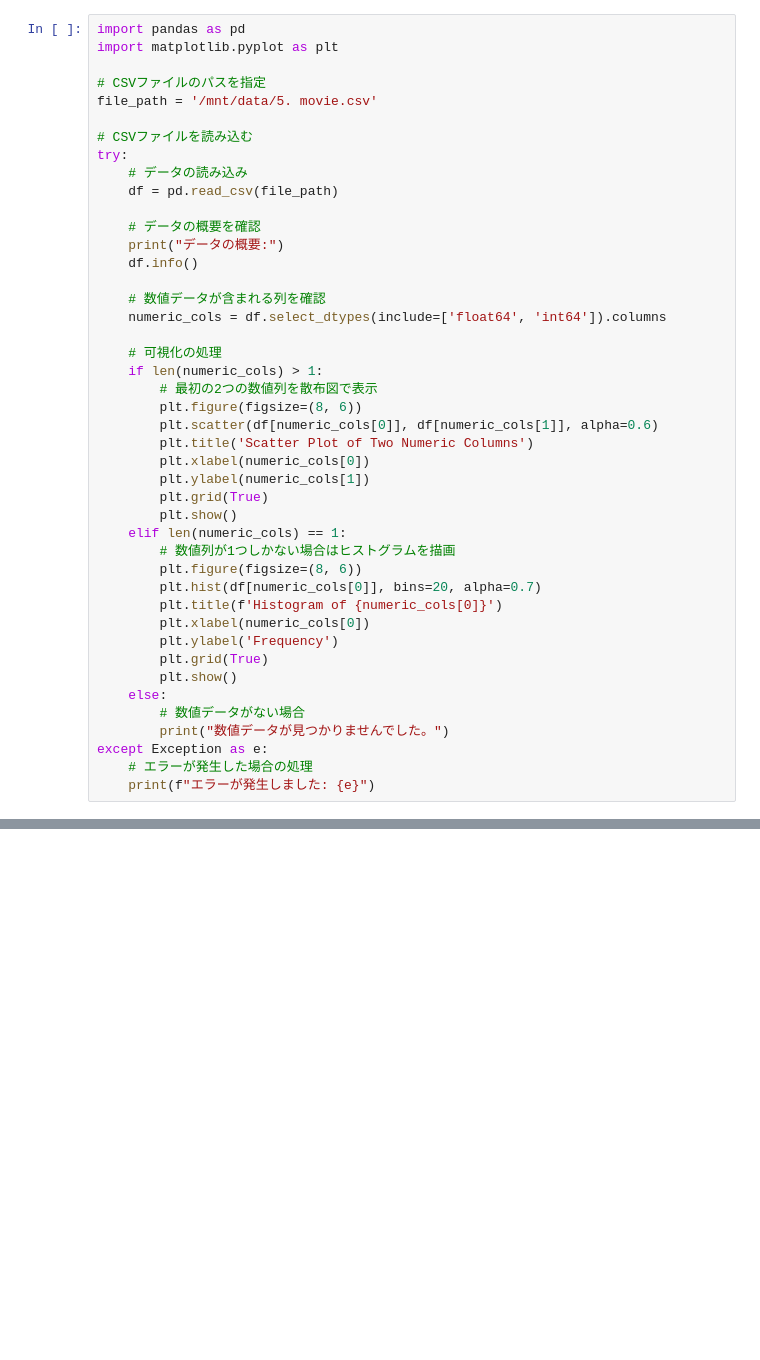
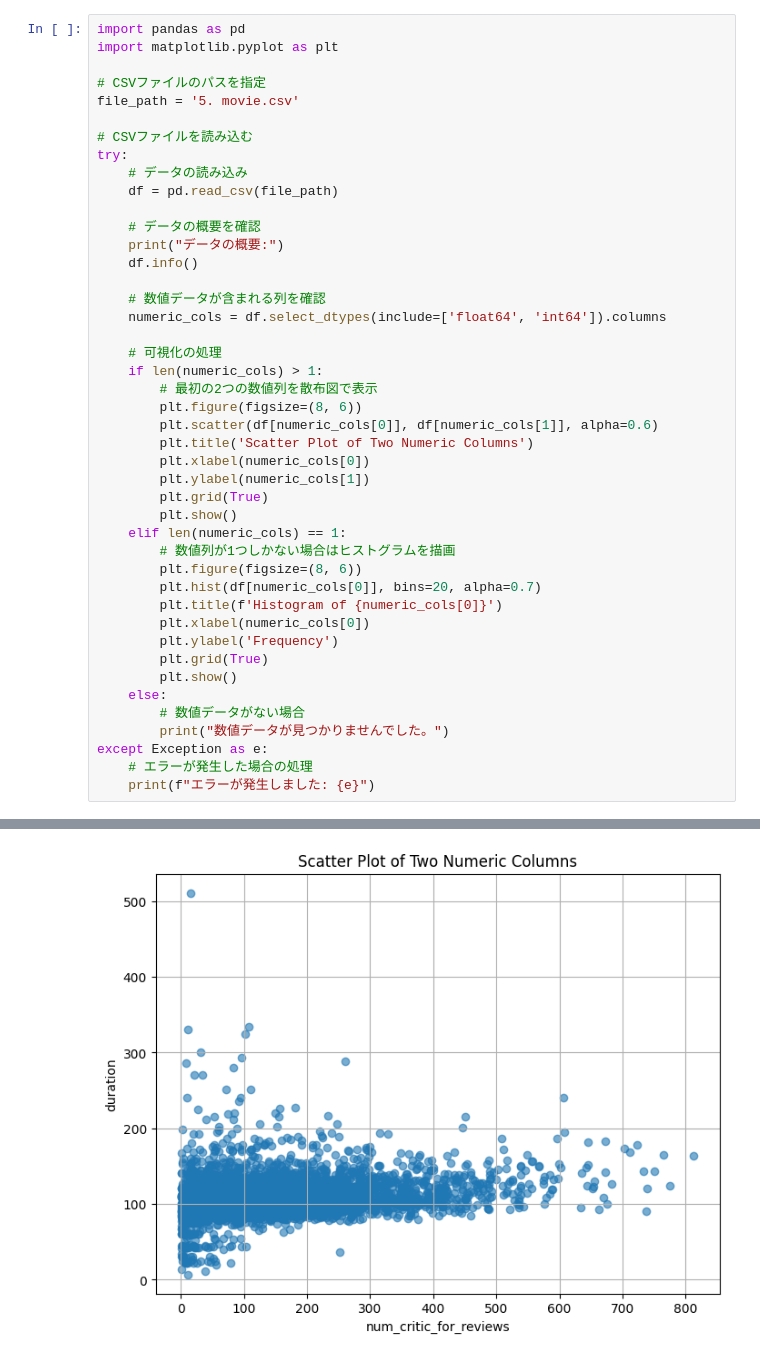
Before and after one commit to RuoAndo/cit, a Jupyter notebook: db2024/9/9_5_movie.ipynb, the cells around one changed output, grey strips where cells are left out. Drawn from its saved outputs; the diff is of its cells as text; blank space fills up the shorter version.

```diff
--- a/db2024/9/9_5_movie.ipynb
+++ b/db2024/9/9_5_movie.ipynb
@@ -3,7 +3,7 @@ import pandas as pd
 import matplotlib.pyplot as plt
 
 # CSVファイルのパスを指定
-file_path = '/mnt/data/5. movie.csv'
+file_path = '5. movie.csv'
 
 # CSVファイルを読み込む
 try:
@@ -42,3 +42,4 @@ try:
 except Exception as e:
     # エラーが発生した場合の処理
     print(f"エラーが発生しました: {e}")
+# %% [output]
@@ -44,0 +63 @@ except Exception as e:
+[figure, added]
```
Also changed, not shown: parts of 1 cell of this notebook, 15 other files.
